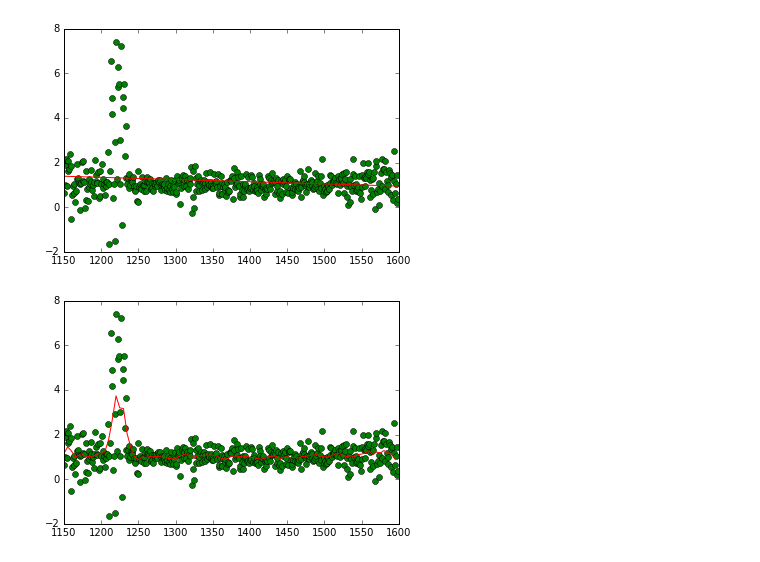
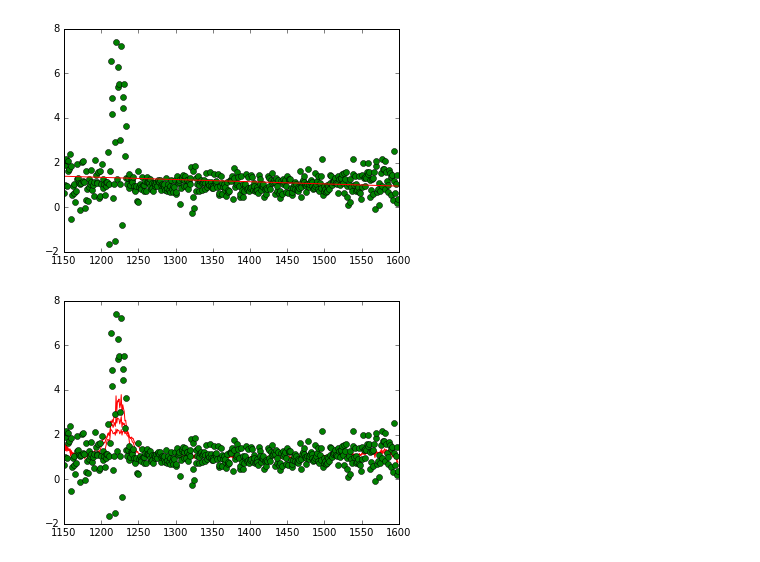
Before and after one commit to sanchousese/cs229, a Jupyter notebook: ps15/plotGraph.ipynb, the cells around one changed output. Saved outputs shown, nothing was run; the diff lists cells and outputs as text; code cells hidden in the pictures.

Commit message:
weighted linear regression

```diff
--- a/ps15/plotGraph.ipynb
+++ b/ps15/plotGraph.ipynb
@@ -38,7 +38,7 @@ plt.show()
 [figure]
 # %%
 tau = 5
-def weight(x):
+def weight(x, tau):
     acc = []
     for i in range(len(xs)):
         w = np.e ** (-(x - xs[i]) ** 2 / (2 * tau ** 2))
@@ -53,23 +53,24 @@ def vector_to_diag_matrix(vector):
 def T(A):
     return np.transpose(A)
 # %%
-def thetas(row, x):
+def thetas(row, x, tau):
     X = [(1, i) for i in xs]
-    w = vector_to_diag_matrix(weight(x))
+    w = vector_to_diag_matrix(weight(x, tau))
     inver = inv(T(X).dot(w).dot(X))
     return inver.dot(T(X)).dot(w).dot(row)
 # %%
-xses = []
-yses = []
-for i in range(1150, 1600, 5):
-    b, a = thetas(first_row, i)
-    y = b + a * i
-    xses.append(i)
-    yses.append(y)
+for tau in [5, 10, 15]:
+    xses = []
+    yses = []
+    for i in range(1150, 1600, 1):
+        b, a = thetas(first_row, i, tau)
+        y = b + a * i
+        xses.append(i)
+        yses.append(y)
 
+    plt.plot(xses, yses, 'r-')
 
 plt.plot(xs, first_row, 'go')
-plt.plot(xses, yses, 'r-')
 plt.show()
 # %% [output]
-[figure, old version]
+[figure, new version]
```
